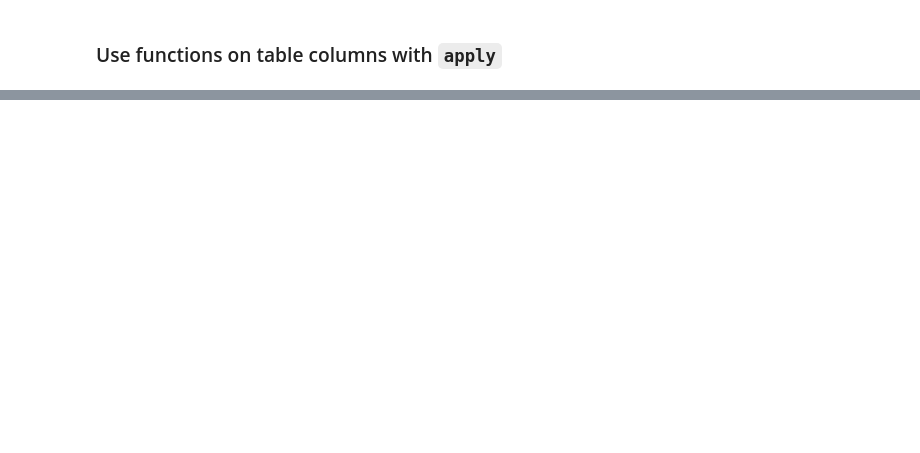
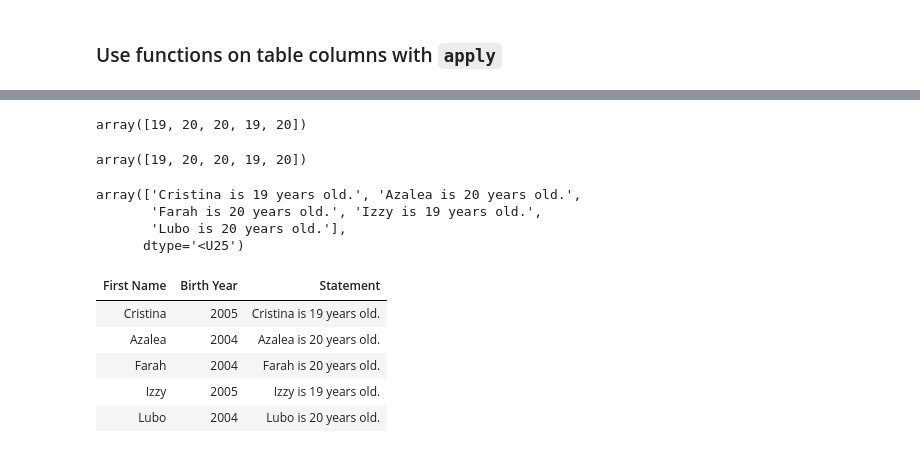
Before and after one commit to data-8/materials-fa24, a Jupyter notebook: lec/lec09/lec09.ipynb, the cells around one changed output, grey strips where cells are left out. Saved outputs shown, nothing was run; the diff lists cells and outputs as text; code cells hidden in the pictures; blank space fills up the shorter version.

```diff
--- a/lec/lec09/lec09.ipynb
+++ b/lec/lec09/lec09.ipynb
@@ -115,6 +157,7 @@ ____
 #### **Task:** Create a function that takes the year of birth of a person and produces their age in years.
 # %%
 def age(year):
+    """returns age in years"""
     age = 2024 - year
     return age
 # %%
@@ -125,6 +168,7 @@ age(1942)
 - produces a sentence that states how old they are.
 # %%
 def name_and_age(name, year):
+    """returns a sentence stating a person's age in years"""
     return name + ' is ' + str(age(year)) + ' years old.'
 # %%
 name_and_age('Joe', 1942)
@@ -132,7 +178,7 @@ name_and_age('Joe', 1942)
 ### Use functions on table columns with `apply`
 # %%
 fam = Table().with_columns(
-    'First Name', make_array('Logan', 'Kendall', 'Shiv', 'Roman'),
-    'Birth Year', make_array(1942, 1984, 1991, 1989)
+    'First Name', make_array('Cristina', 'Azalea', 'Farah', 'Izzy', 'Lubo'),
+    'Birth Year', make_array(2005, 2004, 2004, 2005, 2004)
 )
 fam
@@ -140,8 +193,28 @@ fam
 make_array(age(fam.column('Birth Year').item(0)),
            age(fam.column('Birth Year').item(1)),
            age(fam.column('Birth Year').item(2)),
-           age(fam.column('Birth Year').item(3)))
+           age(fam.column('Birth Year').item(3)),
+           age(fam.column('Birth Year').item(4)))
+# %% [output]
+array([19, 20, 20, 19, 20])
 # %%
 fam.apply(age, 'Birth Year')
+# %% [output]
+array([19, 20, 20, 19, 20])
 # %%
 fam.apply(name_and_age, 'First Name', 'Birth Year')
+# %% [output]
+array(['Cristina is 19 years old.', 'Azalea is 20 years old.',
+       'Farah is 20 years old.', 'Izzy is 19 years old.',
+       'Lubo is 20 years old.'],
+      dtype='<U25')
+# %%
+fam.with_columns("Statement",
+                 fam.apply(name_and_age, 'First Name', 'Birth Year'))
+# %% [output]
+| First Name | Birth Year | Statement |
+| Cristina | 2005 | Cristina is 19 years old. |
+| Azalea | 2004 | Azalea is 20 years old. |
+| Farah | 2004 | Farah is 20 years old. |
+| Izzy | 2005 | Izzy is 19 years old. |
+| Lubo | 2004 | Lubo is 20 years old. |
```
Also changed, not shown: parts of 18 cells of this notebook.
